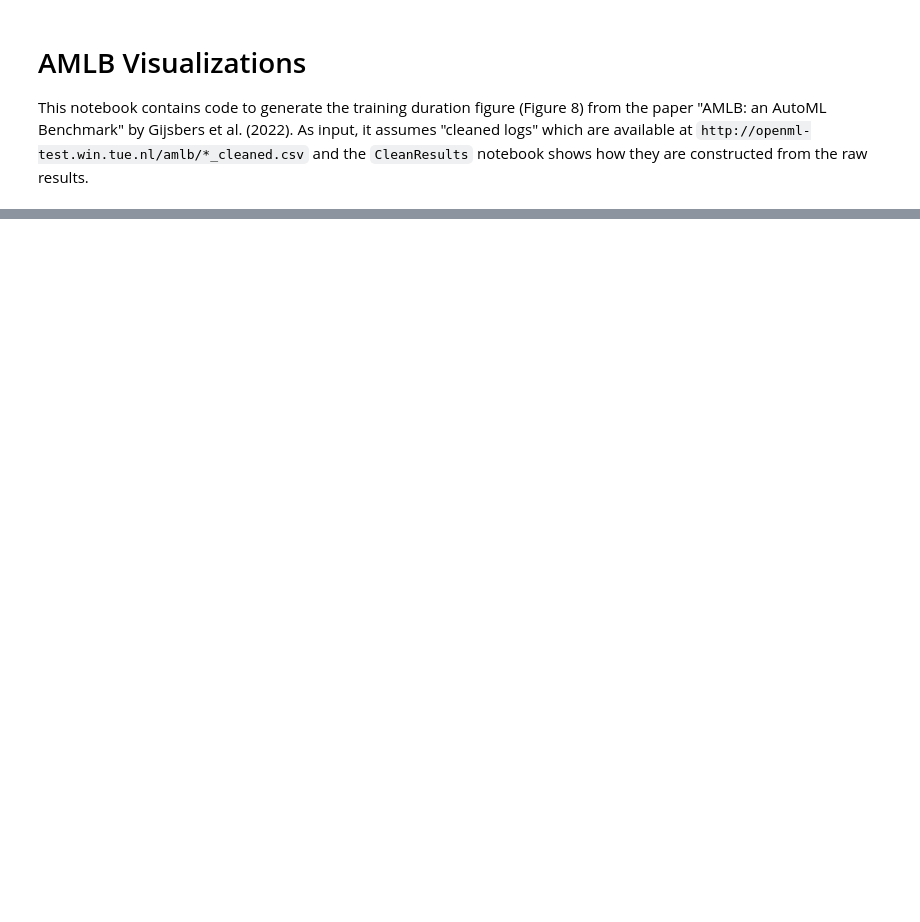
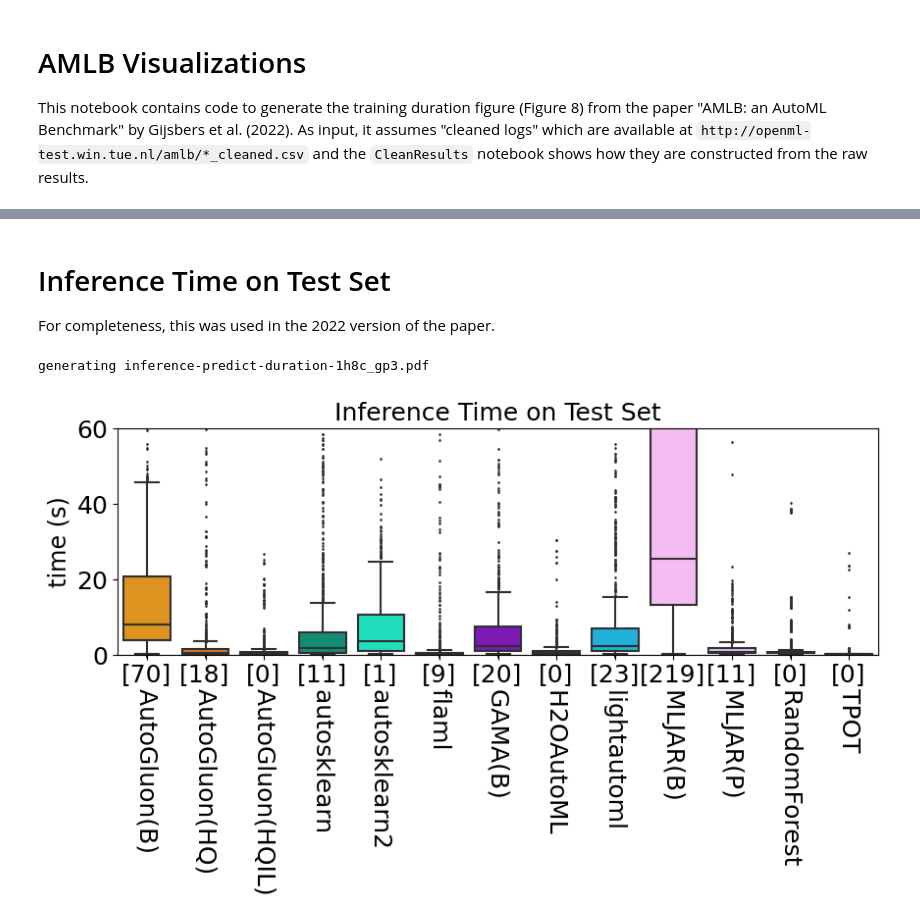
Before and after one commit to PGijsbers/amlb-results, a Jupyter notebook: notebooks/train_duration.ipynb, the cells around one changed output, grey strips where cells are left out. Drawn from its saved outputs; the diff is of its cells as text; code cells hidden in the pictures; blank space fills up the shorter version.

```diff
--- a/notebooks/train_duration.ipynb
+++ b/notebooks/train_duration.ipynb
@@ -145,0 +209,32 @@ generating train-duration-4h8c_gp3.pdf
+# %% [markdown]
+# Inference Time on Test Set
+For completeness, this was used in the 2022 version of the paper.
+# %%
+constraint = "1h8c_gp3"
+time_budget = get_print_friendly_name(constraint)
+data = results[results["constraint"] == constraint]
+data = data[~data["framework"].isin(["constantpredictor"])]
+
+data["timeout"] = data["predict_duration"].apply(lambda time: time > 60)
+timeout_counts = dict(data[["framework", "timeout"]].groupby("framework").sum()["timeout"])
+
+filename = f"inference-predict-duration-{constraint}.pdf".replace(" ", "-")
+print("generating", filename)
+
+time_limit = 3600 if constraint == "1h8c_gp3" else 3600*4
+fig, ax = box_plot(
+    data,
+    metric="predict_duration",
+    title=f"Inference Time on Test Set",
+    figsize=(10, 3),
+    add_counts=timeout_counts,
+    with_framework_names=True, # ttype == "regression",
+)
+ax.set_ylabel("time (s)")
+ax.set_ylim([0,60])
+
+with PdfPages(str(FIGURE_DIRECTORY / "inference" / filename)) as f:
+    f.savefig(fig, bbox_inches="tight")
+# %% [output]
+generating inference-predict-duration-1h8c_gp3.pdf
+[figure, added]
```
Also changed, not shown: parts of 10 cells of this notebook.
